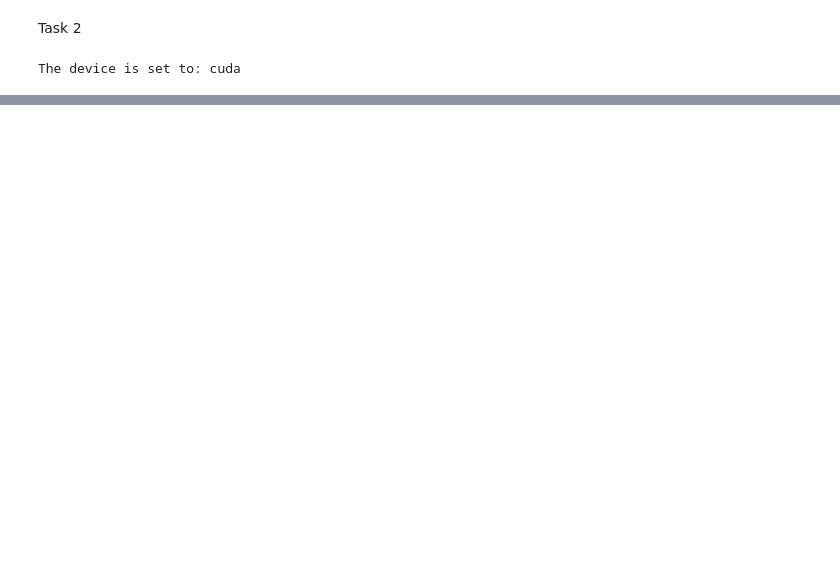
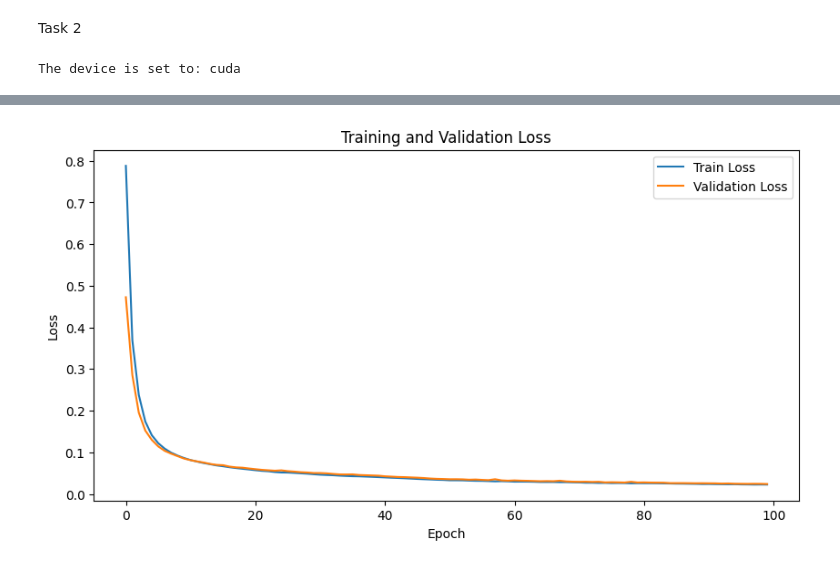
Before and after one commit to max-power-126/lab1_FFNN, a Jupyter notebook: main.ipynb, the cells around one changed output, grey strips where cells are left out. Saved outputs shown, nothing was run; the diff lists cells and outputs as text; code cells hidden in the pictures; blank space fills up the shorter version.

Commit message:
Add training loop and testing phase

```diff
--- a/main.ipynb
+++ b/main.ipynb
@@ -155,10 +153,12 @@ The device is set to: cuda
 hidden_width = 64
 activation_function = nn.ReLU
 batch_size = 64
-epochs = 50
+epochs = 100
 learning_rate = 5e-4
 optimizer = optim.AdamW
 loss = nn.CrossEntropyLoss
+min_delta = 0.00001
+patience = 20
 # %%
 # Define the neural network
 class ffnn(nn.Module):
@@ -192,9 +279,12 @@ val_loader = DataLoader(val_dataset, batch_size=batch_size, shuffle=False)
 test_loader = DataLoader(test_dataset, batch_size=batch_size, shuffle=False)
 # %%
 # Initialize the model, loss function, and optimizer
-n_features = data_cleaned_final.shape[1]
+n_features = X_train_tensor.shape[1]
 n_classes = 4
 model = ffnn(n_features, n_classes)
 model = model.to(device)
 criterion = loss()
 optimizer = optimizer(model.parameters(), lr=learning_rate)
+# %%
+training_loop(model, train_loader, val_loader, train_dataset, val_dataset, device, optimizer, criterion, epochs, min_delta, patience)
+# %% [output]
@@ -201,3 +297,4 @@ optimizer = optimizer(model.parameters(), lr=learning_rate)
+[figure, added]
 # %%
 # Inspecting the learned weights and biases
 print(f'Learned weights: {model.fc1.weight.data}')
```
Also changed, not shown: parts of 6 cells of this notebook.
